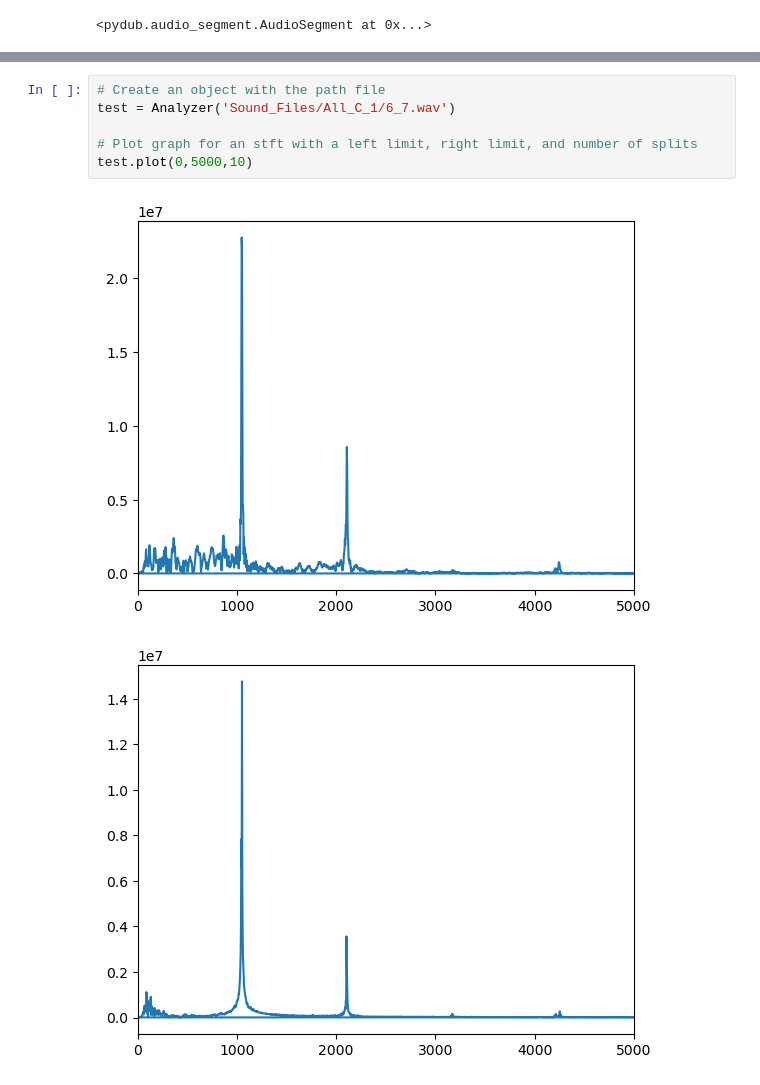
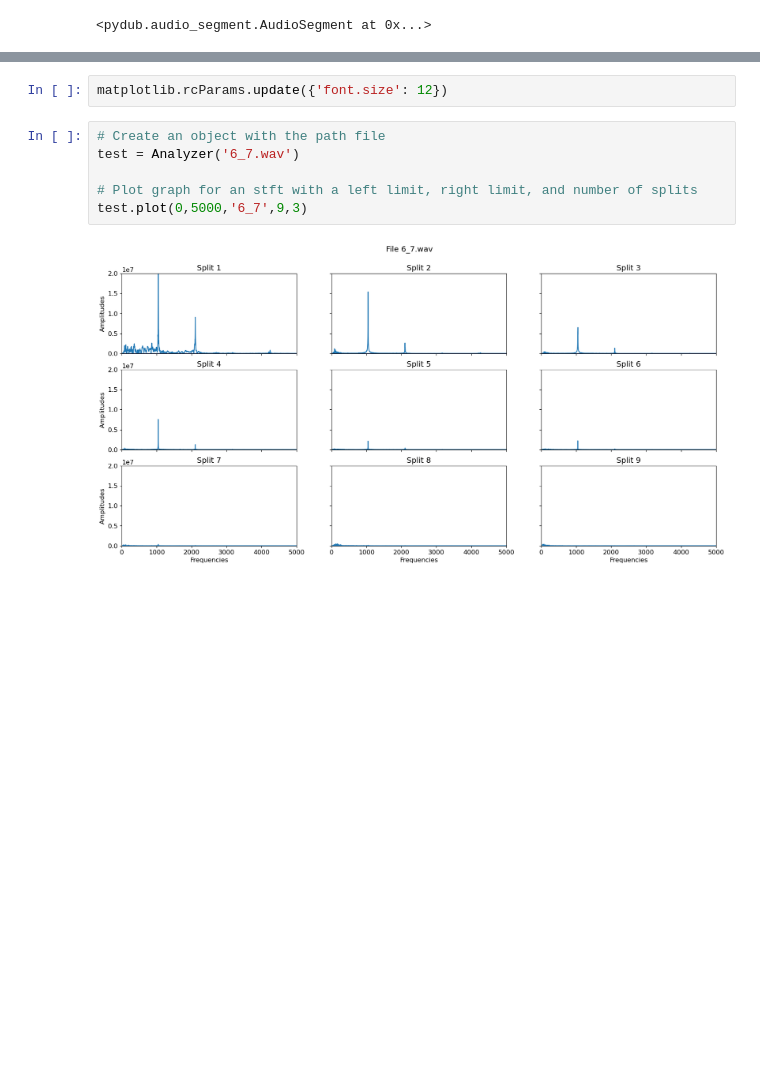
Before and after one commit to VamsiImmanneni/Sound-Separation-Project, a Jupyter notebook: Analysis-Midway.ipynb, the cells around one changed output, grey strips where cells are left out. Cells and saved outputs as stored; diff of their text form; blank space fills up the shorter version.

Commit message:
graph images

```diff
--- a/Analysis-Midway.ipynb
+++ b/Analysis-Midway.ipynb
@@ -54,10 +84,11 @@ class Analyzer:
         plt.show()
+# %%
+matplotlib.rcParams.update({'font.size': 12})
 # %%
 # Create an object with the path file
-test = Analyzer('Sound_Files/All_C_1/6_7.wav')
+test = Analyzer('6_7.wav')
 
 # Plot graph for an stft with a left limit, right limit, and number of splits
-test.plot(0,5000,10)
+test.plot(0,5000,'6_7',9,3)
 # %% [output]
-[figure, old version]
+[figure, new version]
-[figure, removed]
```
Also changed, not shown: parts of 11 cells of this notebook, 9 other files.
